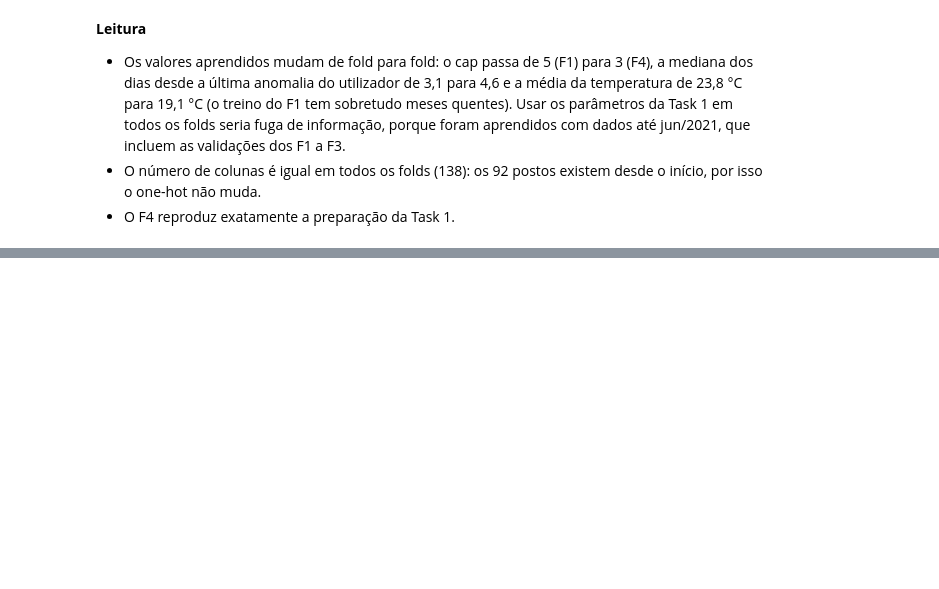
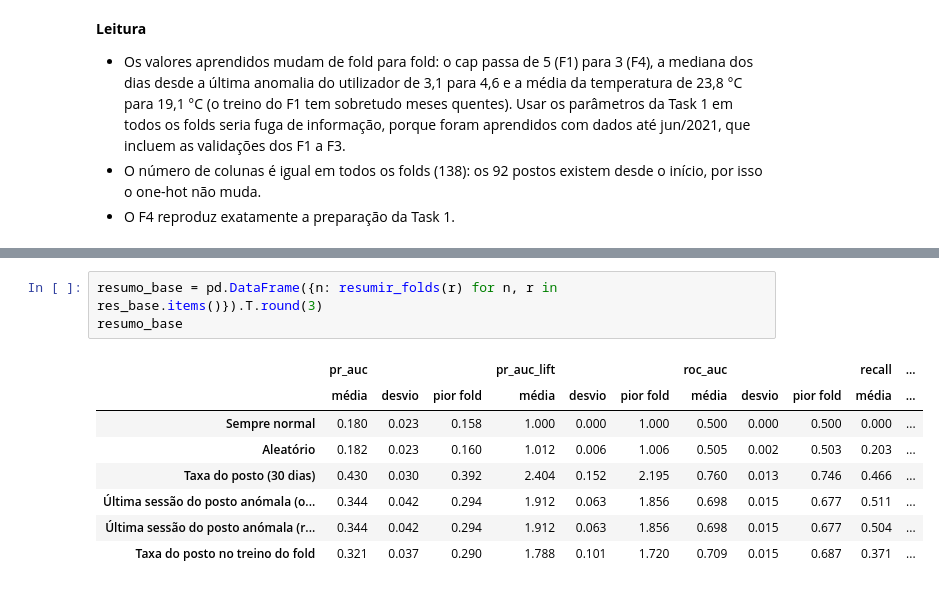
Before and after one commit to 1231478-Ellah-Fleischmann/MINDD-PROJETO, a Jupyter notebook: task2.ipynb, the cells around one changed output, grey strips where cells are left out. Cells and saved outputs as stored; diff of their text form; blank space fills up the shorter version.

```diff
--- a/task2.ipynb
+++ b/task2.ipynb
@@ -558,0 +622,12 @@ O F4 reproduz a preparação da Task 1.
+# %%
+resumo_base = pd.DataFrame({n: resumir_folds(r) for n, r in res_base.items()}).T.round(3)
+resumo_base
+# %% [output]
+|  | pr_auc |  |  | pr_auc_lift |  |  | roc_auc |  |  | recall | ... |
+|  | média | desvio | pior fold | média | desvio | pior fold | média | desvio | pior fold | média | ... |
+| Sempre normal | 0.180 | 0.023 | 0.158 | 1.000 | 0.000 | 1.000 | 0.500 | 0.000 | 0.500 | 0.000 | ... |
+| Aleatório | 0.182 | 0.023 | 0.160 | 1.012 | 0.006 | 1.006 | 0.505 | 0.002 | 0.503 | 0.203 | ... |
+| Taxa do posto (30 dias) | 0.430 | 0.030 | 0.392 | 2.404 | 0.152 | 2.195 | 0.760 | 0.013 | 0.746 | 0.466 | ... |
+| Última sessão do posto anómala (o... | 0.344 | 0.042 | 0.294 | 1.912 | 0.063 | 1.856 | 0.698 | 0.015 | 0.677 | 0.511 | ... |
+| Última sessão do posto anómala (r... | 0.344 | 0.042 | 0.294 | 1.912 | 0.063 | 1.856 | 0.698 | 0.015 | 0.677 | 0.504 | ... |
+| Taxa do posto no treino do fold | 0.321 | 0.037 | 0.290 | 1.788 | 0.101 | 1.720 | 0.709 | 0.015 | 0.687 | 0.371 | ... |
```
Also changed, not shown: parts of 3 cells of this notebook.
